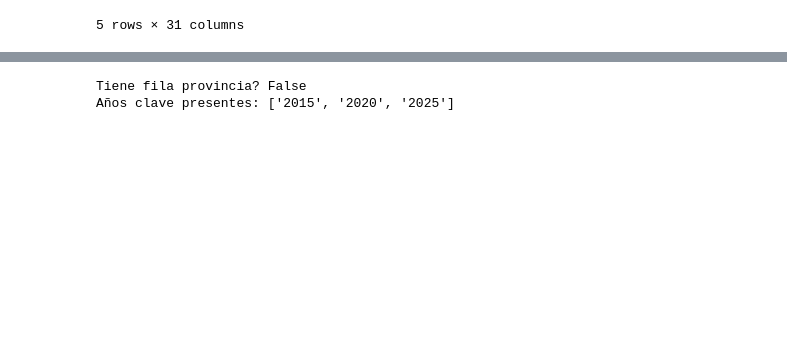
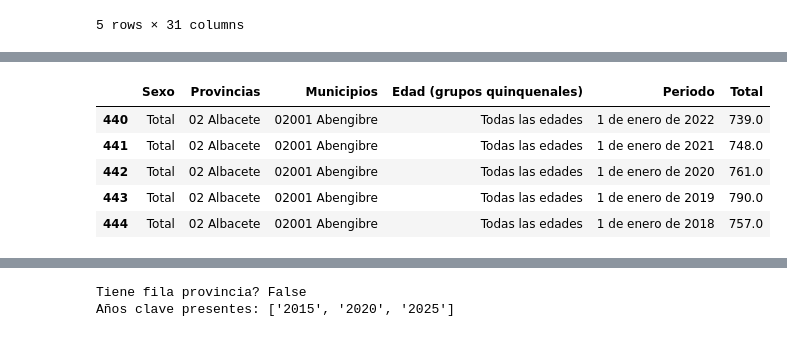
Before and after one commit to juancmogordoy1/gym-market-analysis-albacete, a Jupyter notebook: notebooks/05_demographic_growth.ipynb, the cells around one changed output, grey strips where cells are left out. Drawn from its saved outputs; the diff is of its cells as text; code cells hidden in the pictures; blank space fills up the shorter version.

```diff
--- a/notebooks/05_demographic_growth.ipynb
+++ b/notebooks/05_demographic_growth.ipynb
@@ -120,0 +139,12 @@ ine.head()
+# %%
+# Quitar filas que no tienen municipio (totales de provincia)
+df_age = df_age[df_age["Municipios"].notna()].copy()
+
+df_age.head()
+# %% [output]
+|  | Sexo | Provincias | Municipios | Edad (grupos quinquenales) | Periodo | Total |
+| 440 | Total | 02 Albacete | 02001 Abengibre | Todas las edades | 1 de enero de 2022 | 739.0 |
+| 441 | Total | 02 Albacete | 02001 Abengibre | Todas las edades | 1 de enero de 2021 | 748.0 |
+| 442 | Total | 02 Albacete | 02001 Abengibre | Todas las edades | 1 de enero de 2020 | 761.0 |
+| 443 | Total | 02 Albacete | 02001 Abengibre | Todas las edades | 1 de enero de 2019 | 790.0 |
+| 444 | Total | 02 Albacete | 02001 Abengibre | Todas las edades | 1 de enero de 2018 | 757.0 |
```
Also changed, not shown: parts of 10 cells of this notebook, 3 other files.
